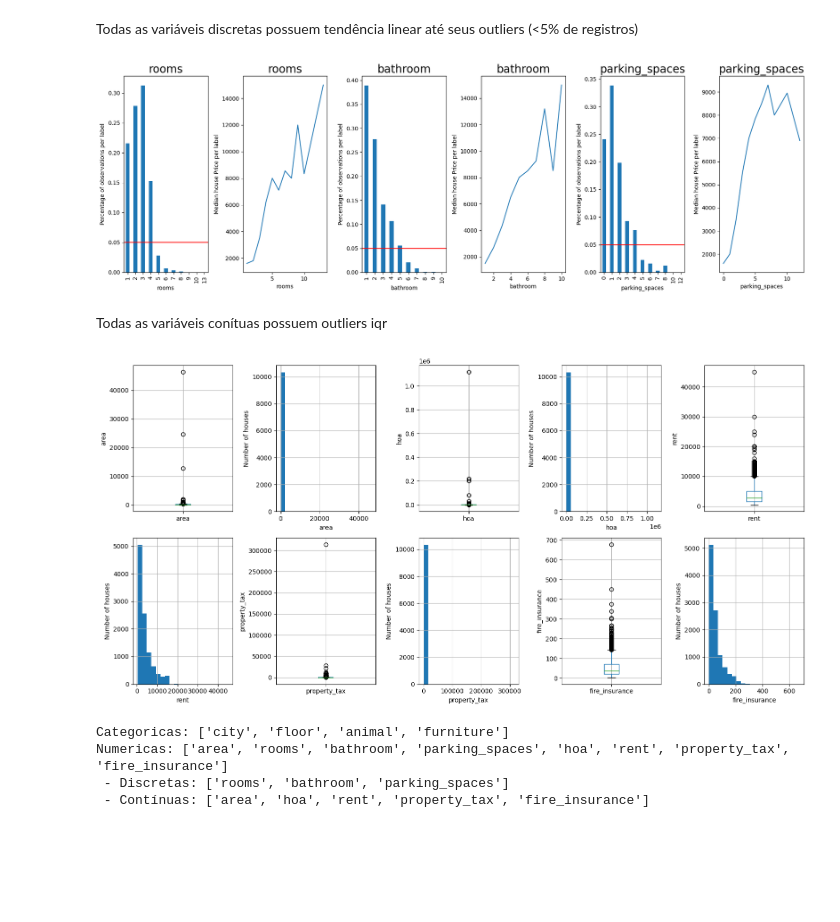
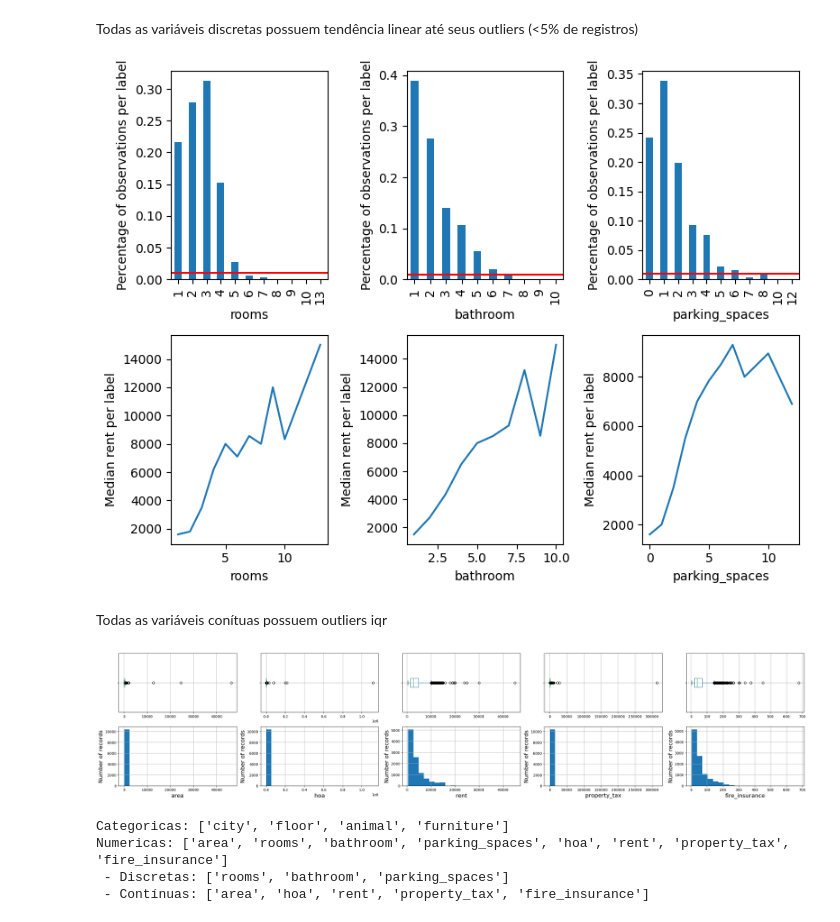
Before and after one commit to ArthurCorbellini/property_prediction_ann, a Jupyter notebook: src/data/data_analysis.ipynb, the cells around one changed output. Drawn from its saved outputs; the diff is of its cells as text; code cells hidden in the pictures; blank space fills up the shorter version.

```diff
--- a/src/data/data_analysis.ipynb
+++ b/src/data/data_analysis.ipynb
@@ -8,6 +8,9 @@ from feature_engine.outliers import OutlierTrimmer
 # %% [markdown]
 # Utils
 # %%
+import matplotlib.gridspec as gridspec
+
+
 def show_data(data):
     data.info()
     print("\n\nThe columns are {}".format(data.columns))
@@ -22,7 +25,7 @@ def trimmer_normal_gaussian(variables, data_frame):
     return _build_trimmer(variables, 'gaussian', 3, data_frame)
 
 def trimmer_normal_quantile(variables, data_frame):
-    return _build_trimmer(variables, 'quantiles', 0.05, data_frame)
+    return _build_trimmer(variables, 'quantiles', 0.01, data_frame)
 
 def _build_trimmer(variables, capping_method, fold, data_frame):
     return OutlierTrimmer(
@@ -50,42 +53,46 @@ def distinguish_variables(data):
 
     return numerical, categorical, discrete, continuous
 
-def visualize_discrete(df, discrete):
-    plt.figure(figsize=(18, 6))
+def visualize_discrete(df, discrete, show_red_line):
+    plt.figure(figsize=(8, 6))
     position = 0
     for var in discrete:
         position += 1
-        plt.subplot(1, 6, position)
+        plt.subplot(2, 3, position)
         fig = (df.groupby(var)[var].count() / len(df)).plot.bar()
-        fig.set_title(var)
+        # fig.set_title(var)
         fig.set_ylabel('Percentage of observations per label')
-        fig.axhline(y=0.05, color='red')
+        if show_red_line: fig.axhline(y=0.01, color='red')
 
+    for var in discrete:
         position += 1
-        plt.subplot(1, 6, position)
+        plt.subplot(2, 3, position)
         fig = df.groupby(var)['rent'].median().plot()
-        fig.set_ylabel('Median house Price per label')
-        fig.set_title(var)
+        fig.set_ylabel('Median rent per label')
+        # fig.set_title(var)
         fig.ticklabel_format(style='plain')
 
     plt.tight_layout()
     plt.show()
 
 def visualize_continuous(df, continuous):
-    plt.figure(figsize=(16, 8))
+    plt.figure(figsize=(28, 6))
     position = 0
     for var in continuous:
         position += 1
         plt.subplot(2, 5, position)
-        fig = df.boxplot(column=var)
+        fig = df.boxplot(column=var, vert=False)
         fig.set_title('')
-        fig.set_ylabel(var)
+        fig.set_yticklabels([])
 
+    for var in continuous:
         position += 1
         plt.subplot(2, 5, position)
         fig = df[var].hist(bins=20)
-        fig.set_ylabel('Number of houses')
-        fig.set_xlabel(var)
+        fig.set_ylabel('Number of records', fontsize=16)
+        fig.set_xlabel(var, fontsize=16)
+
+
 
     plt.tight_layout()
     plt.show()
@@ -130,7 +141,7 @@ def visualize_boxplot(df):
 # %% [markdown]
 ### Correções gerais
 # %%
-data = pd.read_csv("houses_to_rent_v2.csv")
+data = pd.read_csv("datasets/houses_to_rent_v2.csv")
 data.rename({'parking spaces': 'parking_spaces',
              'hoa (R$)': 'hoa',
              'rent amount (R$)': 'rent',
@@ -329,15 +399,15 @@ sns.violinplot(x ='furniture', y ='rent', data = df, hue ='city')
 Todas as variáveis discretas possuem tendência linear até seus outliers (<5% de registros)
 # %%
 # Estudo sobre as variáveis discretas
-visualize_discrete(df=df, discrete=discrete)
+visualize_discrete(df=df, discrete=discrete, show_red_line=True)
 # %% [output]
-[figure, old version]
+[figure, new version]
 # %% [markdown]
 Todas as variáveis conítuas possuem outliers iqr
 # %%
 visualize_continuous(df=df, continuous=continuous)
 # %% [output]
-[figure, old version]
+[figure, new version]
 # %%
 numerical, categorical, discrete, continuous = distinguish_variables(df)
 
```
Also changed, not shown: parts of 11 cells of this notebook, 1 other file.
